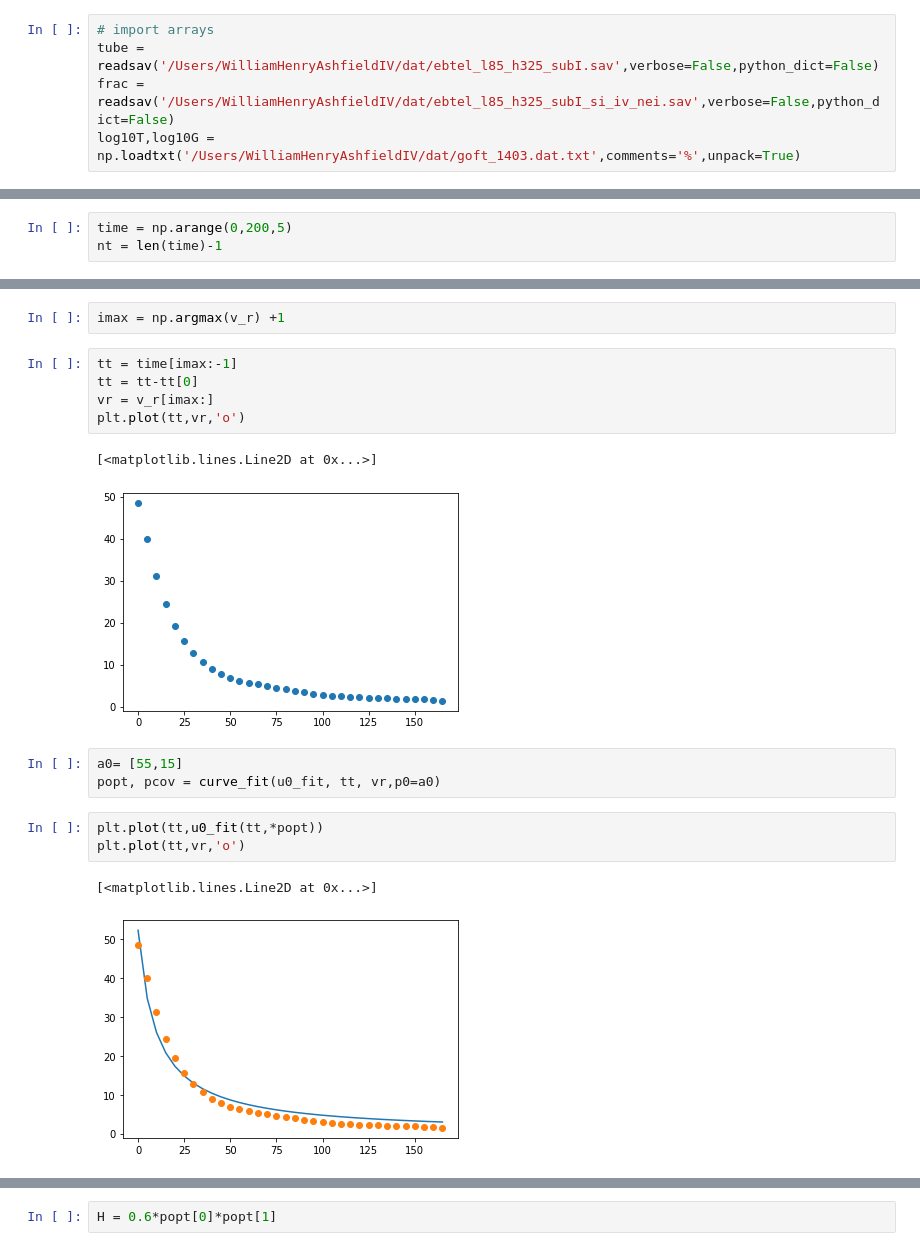
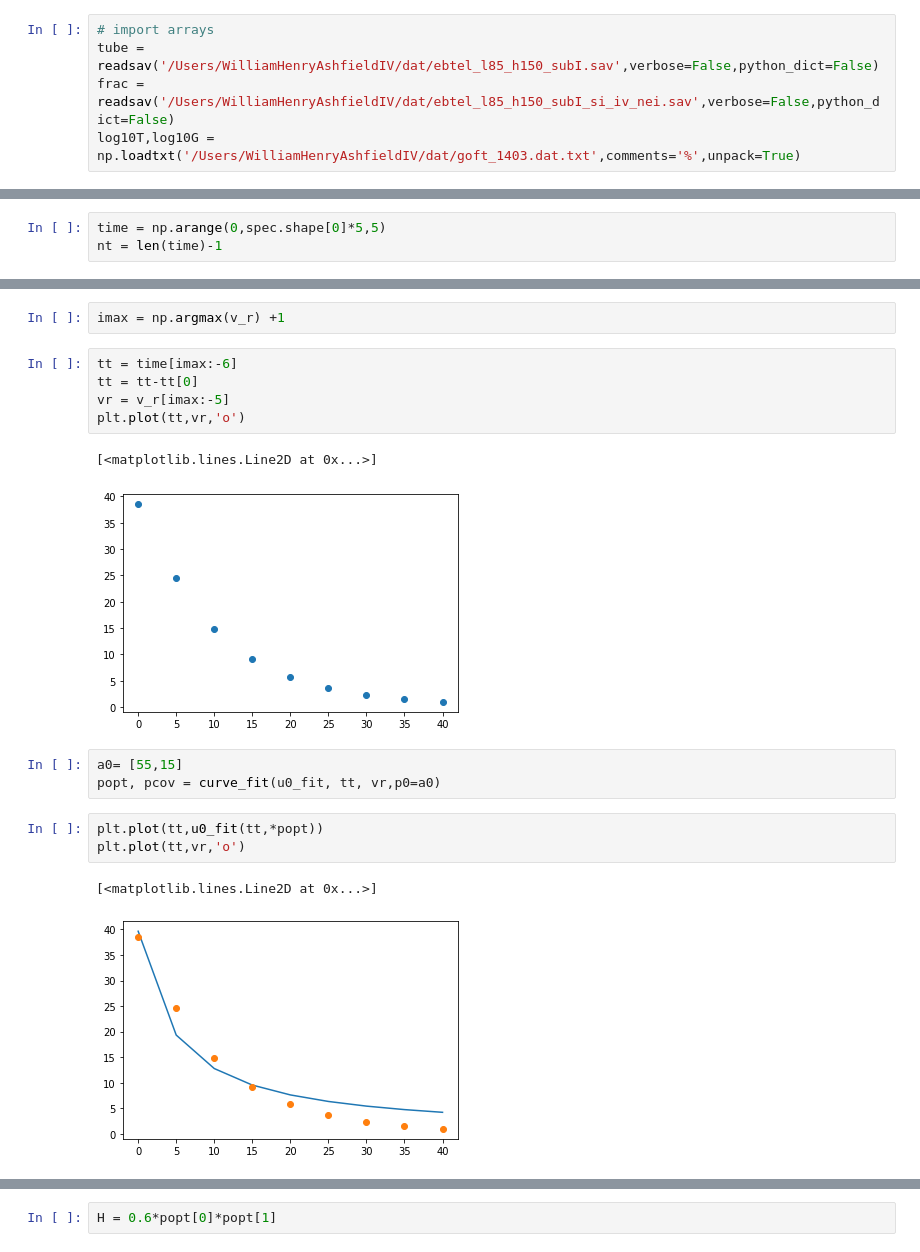
Before and after one commit to wilashfie/synth_spec, a Jupyter notebook: rebin_loop_ebtel.ipynb, the cells around one changed output, grey strips where cells are left out. Drawn from its saved outputs; the diff is of its cells as text.

```diff
--- a/rebin_loop_ebtel.ipynb
+++ b/rebin_loop_ebtel.ipynb
@@ -13,7 +13,7 @@ from create_arrays import create_arr
 from create_spec import create_spec
 # %%
 # import arrays
-tube = readsav('/Users/WilliamHenryAshfieldIV/dat/ebtel_l85_h325_subI.sav',verbose=False,python_dict=False)
-frac = readsav('/Users/WilliamHenryAshfieldIV/dat/ebtel_l85_h325_subI_si_iv_nei.sav',verbose=False,python_dict=False)
+tube = readsav('/Users/WilliamHenryAshfieldIV/dat/ebtel_l85_h150_subI.sav',verbose=False,python_dict=False)
+frac = readsav('/Users/WilliamHenryAshfieldIV/dat/ebtel_l85_h150_subI_si_iv_nei.sav',verbose=False,python_dict=False)
 log10T,log10G = np.loadtxt('/Users/WilliamHenryAshfieldIV/dat/goft_1403.dat.txt',comments='%',unpack=True)
 # %%
@@ -170,5 +166,5 @@ spec.shape
 # %%
-time = np.arange(0,200,5)
+time = np.arange(0,spec.shape[0]*5,5)
 nt = len(time)-1
 # %%
 from fit2gauss import fit2gauss
@@ -232,13 +228,13 @@ def u0_fit(t, *a):
 # %%
 imax = np.argmax(v_r) +1
 # %%
-tt = time[imax:-1]
+tt = time[imax:-6]
 tt = tt-tt[0]
-vr = v_r[imax:]
+vr = v_r[imax:-5]
 plt.plot(tt,vr,'o')
 # %% [output]
 [<matplotlib.lines.Line2D at 0x...>]
-[figure, old version]
+[figure, new version]
 # %%
 a0= [55,15]
 popt, pcov = curve_fit(u0_fit, tt, vr,p0=a0)
@@ -247,7 +243,7 @@ plt.plot(tt,u0_fit(tt,*popt))
 plt.plot(tt,vr,'o')
 # %% [output]
 [<matplotlib.lines.Line2D at 0x...>]
-[figure, old version]
+[figure, new version]
 # %%
 popt[1]
 # %% [output]
```
Also changed, not shown: parts of 12 cells of this notebook.
